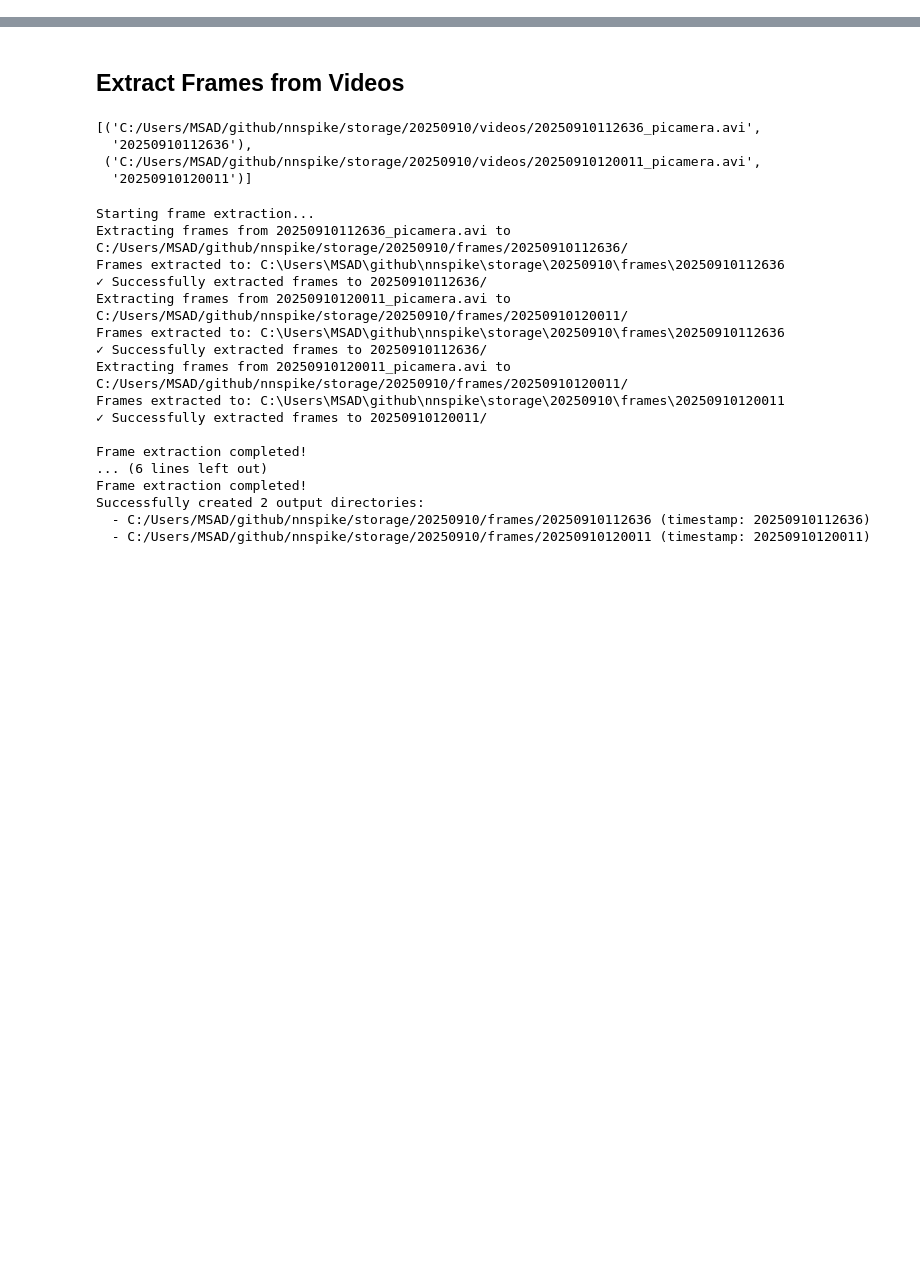
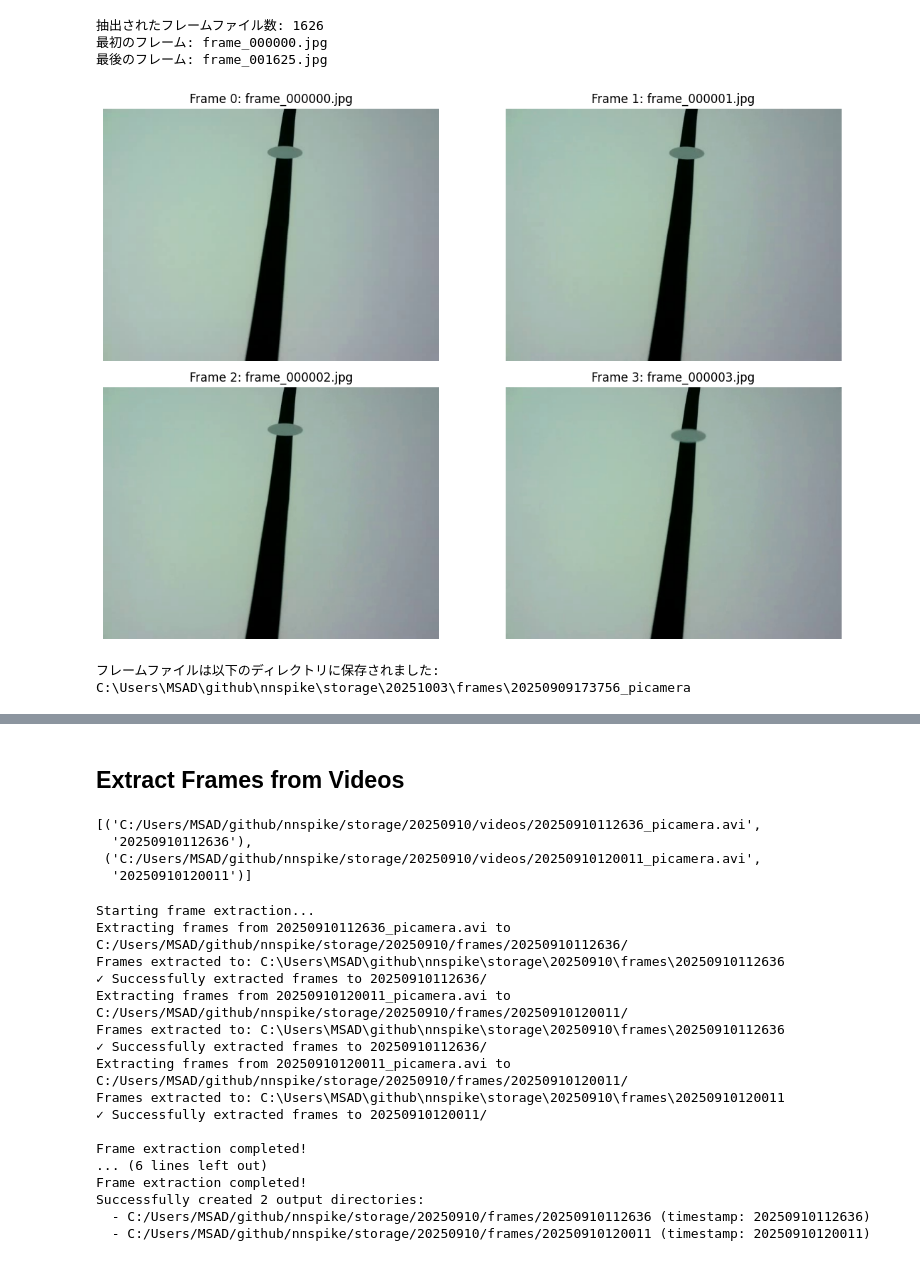
Before and after one commit to er-ri/nnspike, a Jupyter notebook: notebooks/data_prepare.ipynb, the cells around one changed output, grey strips where cells are left out. Cells and saved outputs as stored; diff of their text form; code cells hidden in the pictures; blank space fills up the shorter version.

```diff
--- a/notebooks/data_prepare.ipynb
+++ b/notebooks/data_prepare.ipynb
@@ -1,3 +73,41 @@
+# %%
+# 抽出結果の確認
+import matplotlib.pyplot as plt
+
+# 抽出されたフレームファイルを取得
+frame_files = sorted(glob.glob(os.path.join(output_dir, "*.jpg")))
+print(f"抽出されたフレームファイル数: {len(frame_files)}")
+
+# 最初の数フレームを表示
+if len(frame_files) > 0:
+    print(f"最初のフレーム: {os.path.basename(frame_files[0])}")
+    print(f"最後のフレーム: {os.path.basename(frame_files[-1])}")
+
+    # 最初の4フレームを表示
+    fig, axes = plt.subplots(2, 2, figsize=(12, 8))
+    axes = axes.flatten()
+
+    for i in range(min(4, len(frame_files))):
+        frame = cv2.imread(frame_files[i])
+        frame_rgb = cv2.cvtColor(frame, cv2.COLOR_BGR2RGB)
+        axes[i].imshow(frame_rgb)
+        axes[i].set_title(f"Frame {i}: {os.path.basename(frame_files[i])}")
+        axes[i].axis('off')
+
+    plt.tight_layout()
+    plt.show()
+
+    print(f"\nフレームファイルは以下のディレクトリに保存されました:")
+    print(f"{output_dir}")
+else:
+    print("フレームファイルが見つかりません")
+# %% [output]
+抽出されたフレームファイル数: 1626
+最初のフレーム: frame_000000.jpg
+最後のフレーム: frame_001625.jpg
+[figure, added]
+フレームファイルは以下のディレクトリに保存されました:
+C:\Users\MSAD\github\nnspike\storage\20251003\frames\20250909173756_picamera
 # %%
 import sys
 sys.path.append('..')
```
Also changed, not shown: parts of 2 cells of this notebook, 4 other files.
